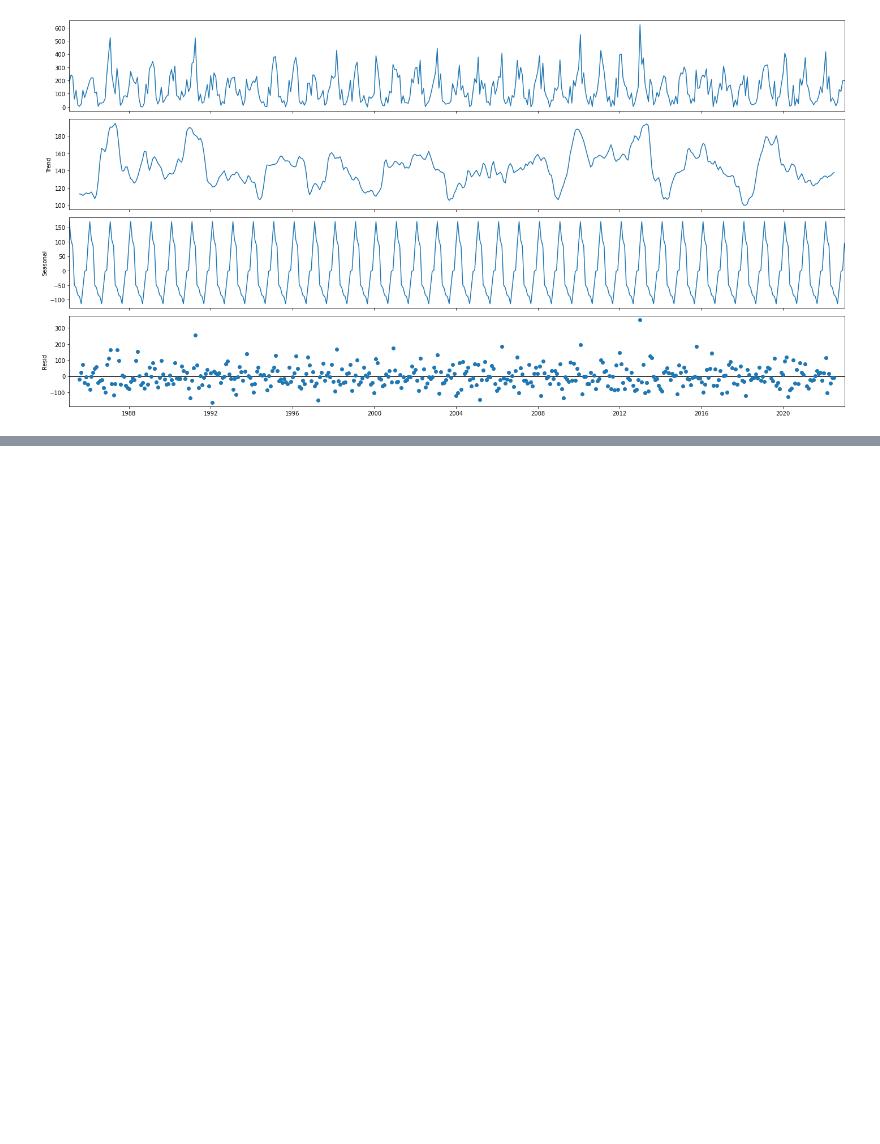
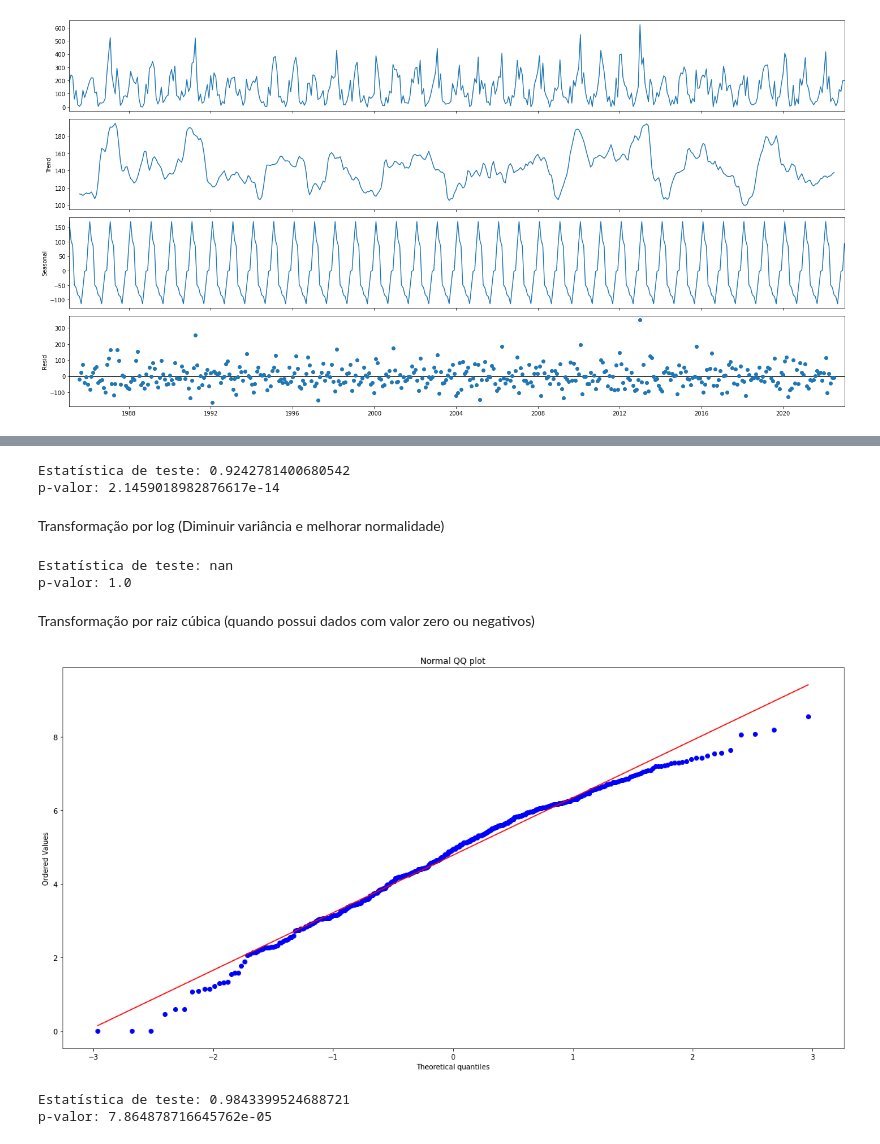
Before and after one commit to maria-raquel/series_temporais, a Jupyter notebook: ESSE.ipynb, the cells around one changed output, grey strips where cells are left out. Drawn from its saved outputs; the diff is of its cells as text; code cells hidden in the pictures; blank space fills up the shorter version.

```diff
--- a/ESSE.ipynb
+++ b/ESSE.ipynb
@@ -183,0 +206,33 @@ decomposicao.plot();
+# %%
+e, p = stats.shapiro(serie)
+print('Estatística de teste: {}'.format(e))
+print('p-valor: {}'.format(p))
+# %% [output]
+Estatística de teste: 0.9242781400680542
+p-valor: 2.1459018982876617e-14
+# %% [markdown]
+Transformação por log (Diminuir variância e melhorar normalidade)
+# %%
+serie_log = np.log(serie)
+e, p = stats.shapiro(serie_log)
+print('Estatística de teste: {}'.format(e))
+print('p-valor: {}'.format(p))
+# %% [output]
+Estatística de teste: nan
+p-valor: 1.0
+# %% [markdown]
+Transformação por raiz cúbica (quando possui dados com valor zero ou negativos)
+# %%
+serie_cube = (serie)**(1/3)
+stats.probplot(serie_cube, dist="norm", plot=plt)
+plt.title("Normal QQ plot")
+plt.show()
+# %% [output]
+[figure, added]
+# %%
+e, p = stats.shapiro(serie_cube)
+print('Estatística de teste: {}'.format(e))
+print('p-valor: {}'.format(p))
+# %% [output]
+Estatística de teste: 0.9843399524688721
+p-valor: 7.864878716645762e-05
```
Also changed, not shown: parts of 13 cells of this notebook.
